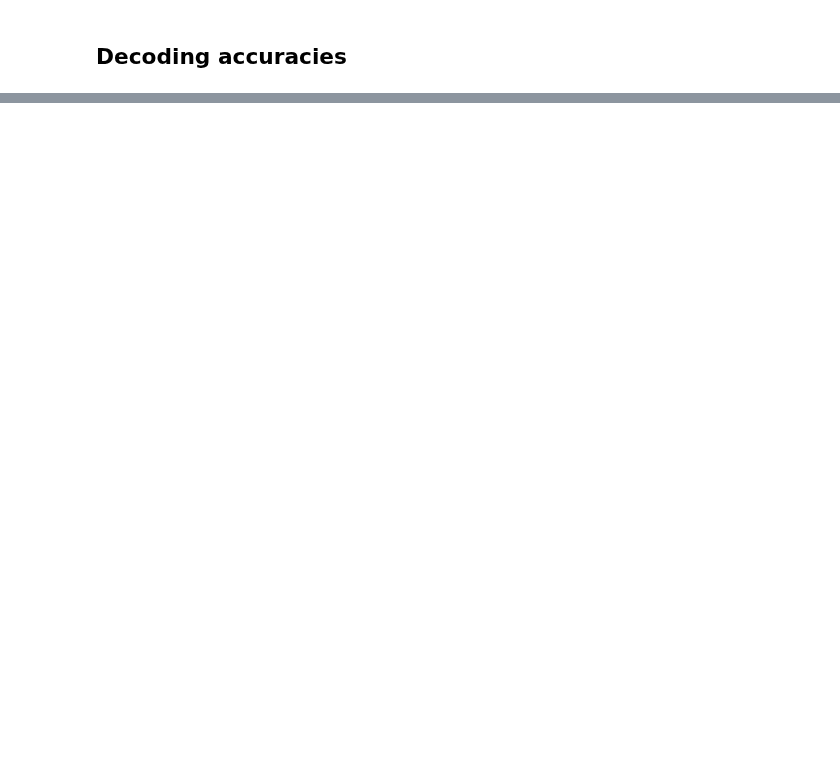
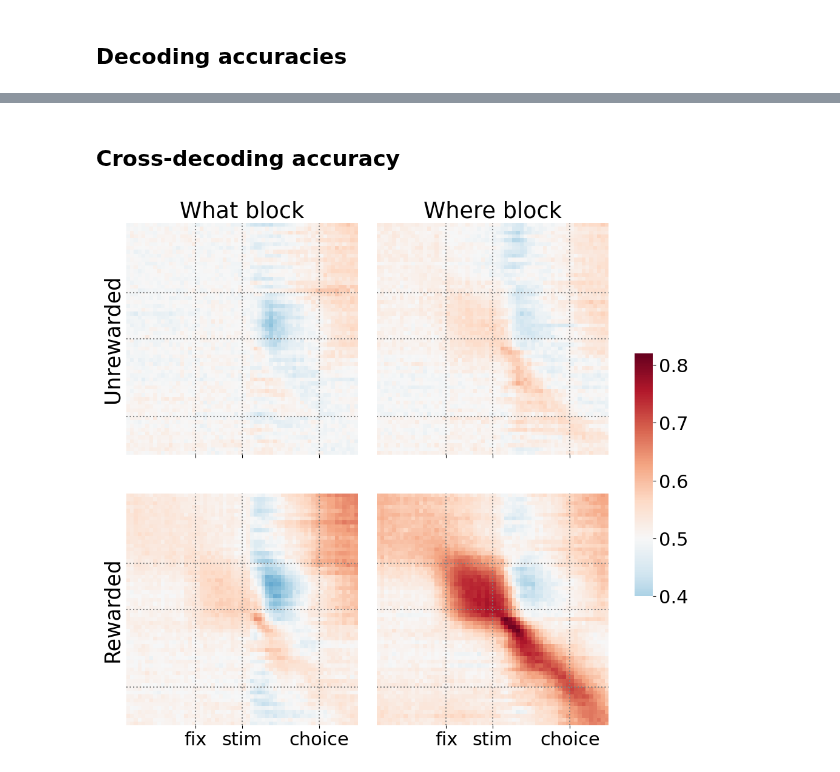
Before and after one commit to slenderham/what-where-task-analysis, a Jupyter notebook: decoding_analysis.ipynb, the cells around one changed output, grey strips where cells are left out. Drawn from its saved outputs; the diff is of its cells as text; code cells hidden in the pictures; blank space fills up the shorter version.

```diff
--- a/decoding_analysis.ipynb
+++ b/decoding_analysis.ipynb
@@ -27,5 +28,8 @@ processed_path = os.path.join(root_dir, 'processed/')
 
 with open(os.path.join(processed_path, 'all_sess_decoding_info.pkl'), 'rb') as f:
     all_sess_regression_info = pickle.load(f)
+
+with open(os.path.join(processed_path, 'all_sess_cross_decoding_info.pkl'), 'rb') as f:
+    all_sess_cross_decoding_info = pickle.load(f)
 # %%
 all_sess_accs = np.stack(all_sess_regression_info['accs'], axis=0).transpose((1,2,0,3))
@@ -90,0 +96,35 @@ fig.tight_layout()
+# %% [markdown]
+## Cross-decoding accuracy
+# %%
+fig, axes = plt.subplots(2,2, figsize=(10, 10), sharex=True)
+cbar_ax = fig.add_axes([.91, .3, .03, .4])
+
+for i in range(2):
+    for j in range(2):
+        acc_no_diag = all_sess_cross_accs[:,:,i*2+j,:,1:2].mean((0,-1))
+#         acc_no_diag[np.eye(num_timesteps)>0.5] = np.nan
+        sns.heatmap(acc_no_diag, center=0.5, vmax=0.82, cmap='RdBu_r', ax=axes[i,j],
+                    square=True, cbar_ax = cbar_ax if i*2+j==3 else None,
+                    cbar_kws={'shrink': 0.7}, cbar=i*2+j==3)
+
+        axes[i,j].axvline(50, ls=':', c='grey')
+        axes[i,j].axhline(50, ls=':', c='grey')
+        axes[i,j].axvline(30, ls=':', c='grey')
+        axes[i,j].axhline(30, ls=':', c='grey')
+        axes[i,j].axvline(18, ls=':', c='grey')
+        axes[i,j].axhline(18, ls=':', c='grey')
+
+        axes[i,j].set_xticks([18, 30, 50], ['fix', 'stim', 'choice'], rotation=0)
+        axes[i,j].set_yticks([], [])
+
+
+
+axes[0,0].set_title('What block')
+axes[0,1].set_title('Where block')
+
+axes[0,0].set_ylabel('Unrewarded', fontsize=25)
+axes[1,0].set_ylabel('Rewarded', fontsize=25)
+
+fig.tight_layout(rect=[0, 0, .9, 1])
+# %% [output]
+[figure, added]
```
Also changed, not shown: parts of 4 cells of this notebook, 3 other files.
